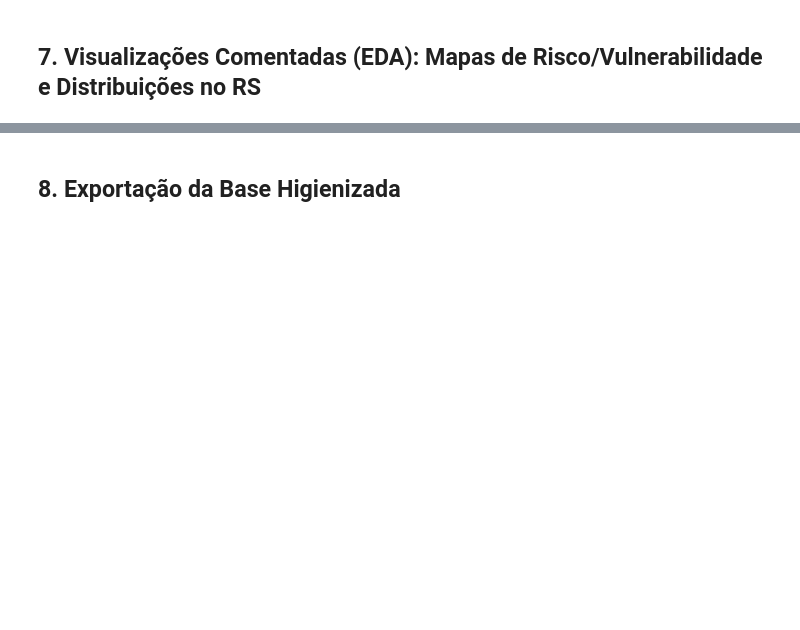
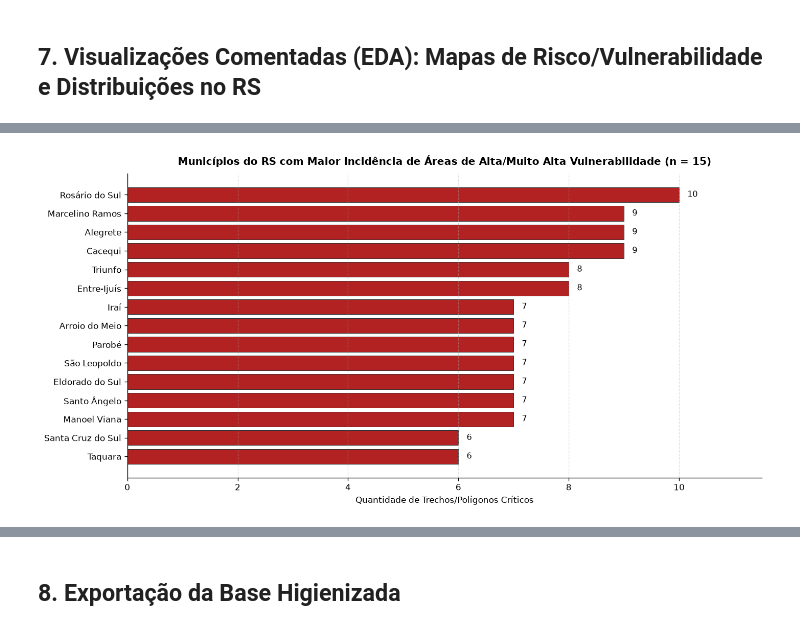
Before and after one commit to luizabmaciel/ProjetoExtensionista-CPA, a Jupyter notebook: notebooks/eda_projeto_extensionista_enchentes_rs_v2_tratado.ipynb, the cells around one changed output, grey strips where cells are left out. Drawn from its saved outputs; the diff is of its cells as text; code cells hidden in the pictures; blank space fills up the shorter version.

```diff
--- a/notebooks/eda_projeto_extensionista_enchentes_rs_v2_tratado.ipynb
+++ b/notebooks/eda_projeto_extensionista_enchentes_rs_v2_tratado.ipynb
@@ -233,26 +298,28 @@ if col_risco:
 # %%
 # Top 15 Municípios do RS com maior concentração de áreas de Alta / Muito Alta vulnerabilidade
 if col_mun and col_risco:
     classes_criticas = [c for c in gdf_rs[col_risco].unique() if any(k in str(c).lower() for k in ['alta', 'alto', 'crit', 'sever'])]
     base_ranking = gdf_rs[gdf_rs[col_risco].isin(classes_criticas)] if classes_criticas else gdf_rs
-    titulo_ranking = 'Top 15 Municípios do RS — Áreas de Alta/Muito Alta Vulnerabilidade' if classes_criticas else 'Top 15 Municípios do RS por Registros Mapeados'
+    titulo_ranking = titulo_ranking = 'Municípios do RS com Maior Incidência de Áreas de Alta/Muito Alta Vulnerabilidade (n = 15)' if classes_criticas else 'Municípios do RS com Maior Número de Registros Mapeados (n = 15)'
 
     top_mun = base_ranking[col_mun].value_counts().head(15)
     if len(top_mun) > 0:
         fig, ax = plt.subplots(figsize=(12, 6))
         barras = ax.barh(top_mun.index, top_mun.values, color='#b22222', edgecolor='#333333', linewidth=0.6)
         ax.invert_yaxis()
         ax.set_title(titulo_ranking, fontsize=12, fontweight='bold', pad=10)
         ax.set_xlabel('Quantidade de Trechos/Polígonos Críticos')
         ax.grid(axis='x', linestyle='--', alpha=0.4)
         ax.spines['top'].set_visible(False)
         ax.spines['right'].set_visible(False)
         ax.set_xlim(0, top_mun.max() * 1.15)
         for b in barras:
             w = b.get_width()
             ax.annotate(f'{int(w)}', (w + top_mun.max() * 0.015, b.get_y() + b.get_height() / 2), va='center', fontsize=9.5)
         plt.tight_layout()
         plt.show()
+# %% [output]
+[figure, added]
 # %%
 # Análise de variáveis numéricas tratadas (extensão, área ou indicadores hidrográficos)
 cols_num_validas = [c for c in gdf_rs.select_dtypes(include=[np.number]).columns if not c.endswith('_flag_nulo') and 'cd_' not in c.lower() and 'id' not in c.lower()]
```
Also changed, not shown: parts of 6 cells of this notebook, 2 other files.
